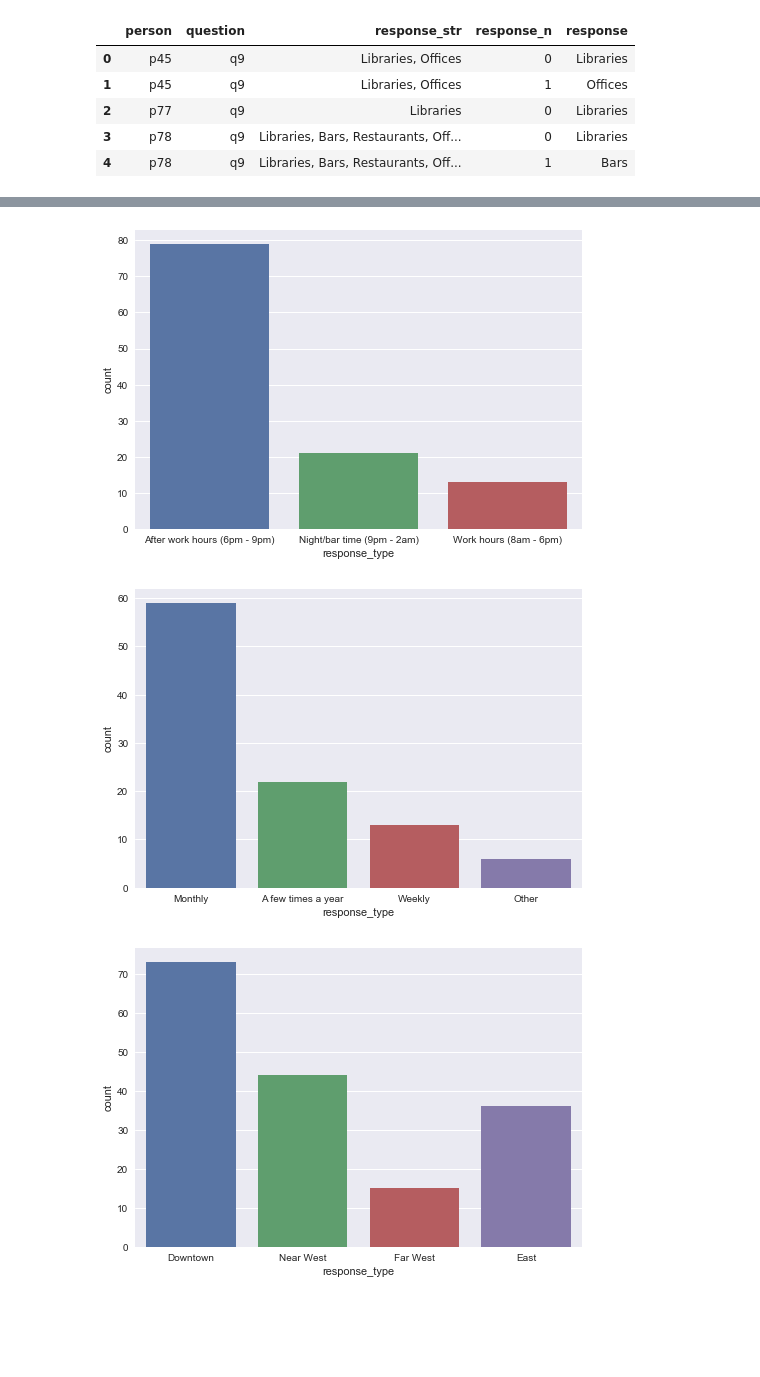
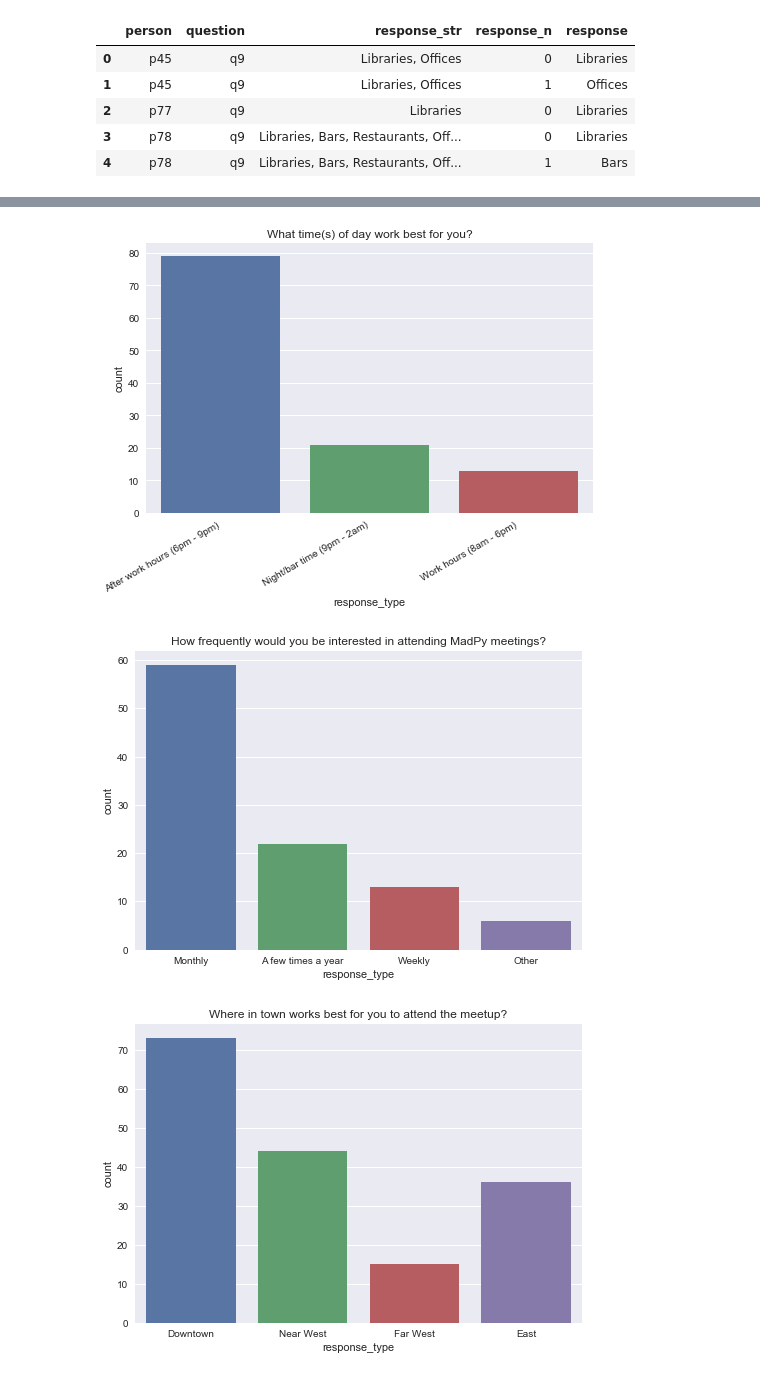
Before and after one commit to madison-python/new-meetup-survey, a Jupyter notebook: 3-visualizing-survey-results.ipynb, the cells around one changed output, grey strips where cells are left out. Saved outputs shown, nothing was run; the diff lists cells and outputs as text; code cells hidden in the pictures; blank space fills up the shorter version.

```diff
--- a/3-visualizing-survey-results.ipynb
+++ b/3-visualizing-survey-results.ipynb
@@ -64,6 +67,10 @@ questions
 # %%
-def countplot(question_id):
-    seaborn.countplot(responses.ix[question_id, 'response_type'])
+def countplot(question_id, autofmt=True):
+    ax = plt.axes()
+    ax.set_title(questions.loc[questions.id == question_id, 'title'].item())
+    seaborn.countplot(responses.ix[question_id, 'response_type'], ax=ax)
+    if autofmt:
+        ax.figure.autofmt_xdate()
 # %%
 countplot('q1')
 # %% [output]
@@ -87,13 +94,13 @@ countplot('q5')
 # %%
 countplot('q6')
 # %% [output]
-[figure, old version]
+[figure, new version]
 # %%
-countplot('q7')
+countplot('q7', autofmt=False)
 # %% [output]
-[figure, old version]
+[figure, new version]
 # %%
-countplot('q8')
+countplot('q8', autofmt=False)
 # %% [output]
-[figure, old version]
+[figure, new version]
 # %%
```
Also changed, not shown: parts of 12 cells of this notebook, 2 other files.
